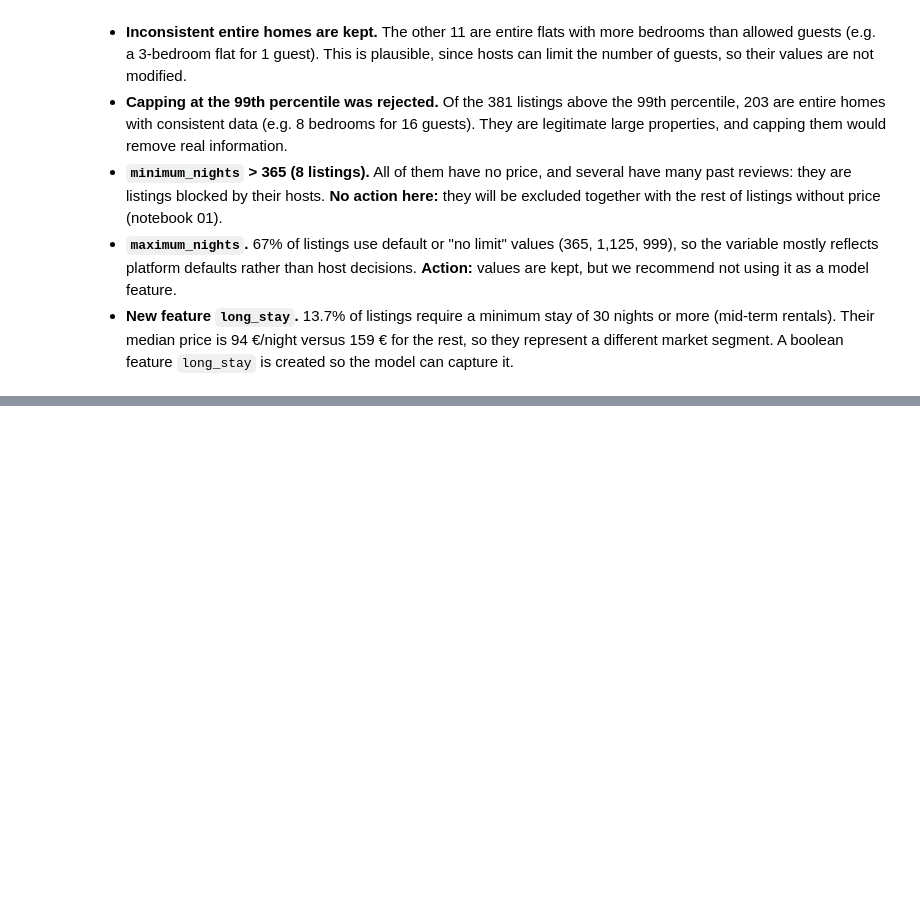
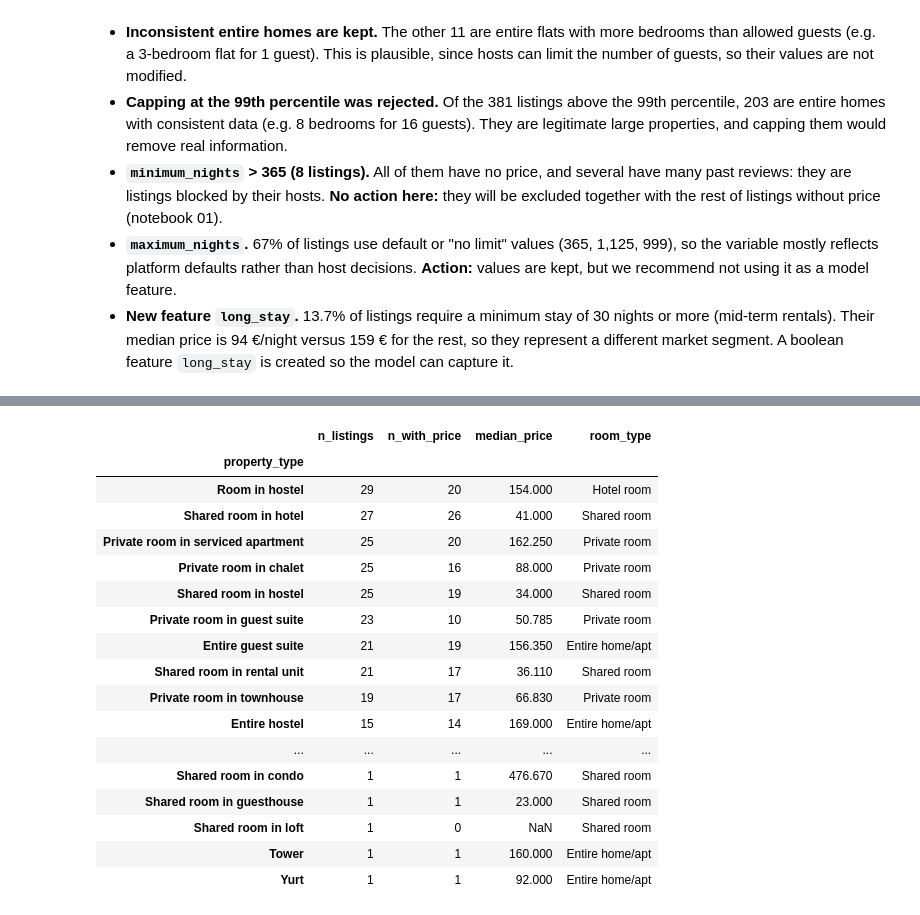
Before and after one commit to PabloMonteroRuiz/machine-learning-airbnb, a Jupyter notebook: notebooks/02_distributions_and_outliers.ipynb, the cells around one changed output, grey strips where cells are left out. Saved outputs shown, nothing was run; the diff lists cells and outputs as text; code cells hidden in the pictures; blank space fills up the shorter version.

```diff
--- a/notebooks/02_distributions_and_outliers.ipynb
+++ b/notebooks/02_distributions_and_outliers.ipynb
@@ -278,0 +319,10 @@ Each extreme value was inspected before deciding on a treatment:
+# %%
+pt_counts = df["property_type"].value_counts()
+print(pt_counts.head(10))
+print(f"\nTop 10 property types cover {pt_counts.head(10).sum() / len(df):.1%} of listings")
+print(f"Property types with fewer than 30 listings: {(pt_counts < 30).sum()} "
+      f"({pt_counts[pt_counts < 30].sum()} listings)")
+
+print(f"\nroom_type = 'Hotel room': {(df['room_type'] == 'Hotel room').sum()}")
+print(f"property_type = 'Room in hotel': {(df['property_type'] == 'Room in hotel').sum()}")
+print(df.loc[df["property_type"] == "Room in hotel", "room_type"].value_counts())
@@ -278,0 +347,30 @@ Each extreme value was inspected before deciding on a treatment:
+# %%
+rare_types = pt_counts[pt_counts < 30].index
+is_rare = df["property_type"].isin(rare_types)
+
+(df[is_rare]
+ .groupby("property_type")
+ .agg(n_listings=("id", "size"),
+      n_with_price=("price", "count"),
+      median_price=("price", "median"),
+      room_type=("room_type", lambda s: s.mode()[0]))
+ .sort_values("n_listings", ascending=False))
+# %% [output]
+|  | n_listings | n_with_price | median_price | room_type |
+| property_type |  |  |  |  |
+| Room in hostel | 29 | 20 | 154.000 | Hotel room |
+| Shared room in hotel | 27 | 26 | 41.000 | Shared room |
+| Private room in serviced apartment | 25 | 20 | 162.250 | Private room |
+| Private room in chalet | 25 | 16 | 88.000 | Private room |
+| Shared room in hostel | 25 | 19 | 34.000 | Shared room |
+| Private room in guest suite | 23 | 10 | 50.785 | Private room |
+| Entire guest suite | 21 | 19 | 156.350 | Entire home/apt |
+| Shared room in rental unit | 21 | 17 | 36.110 | Shared room |
+| Private room in townhouse | 19 | 17 | 66.830 | Private room |
+| Entire hostel | 15 | 14 | 169.000 | Entire home/apt |
+| ... | ... | ... | ... | ... |
+| Shared room in condo | 1 | 1 | 476.670 | Shared room |
+| Shared room in guesthouse | 1 | 1 | 23.000 | Shared room |
+| Shared room in loft | 1 | 0 | NaN | Shared room |
+| Tower | 1 | 1 | 160.000 | Entire home/apt |
+| Yurt | 1 | 1 | 92.000 | Entire home/apt |
```
Also changed, not shown: parts of 7 cells of this notebook.
